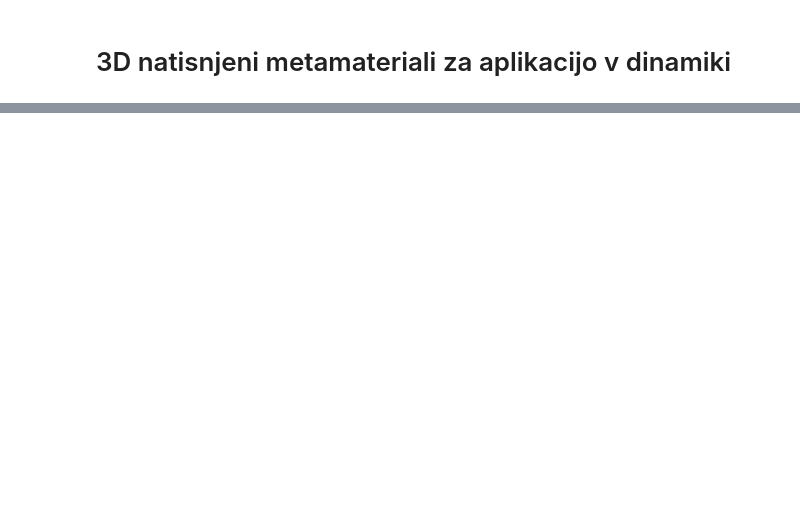
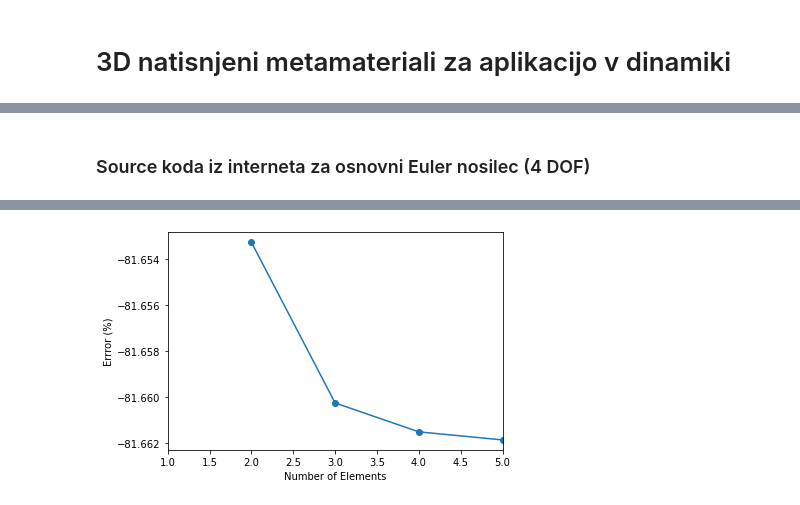
Before and after one commit to pibrnik/metamaterials, a Jupyter notebook: Program.ipynb, the cells around one changed output, grey strips where cells are left out. Cells and saved outputs as stored; diff of their text form; code cells hidden in the pictures; blank space fills up the shorter version.

```diff
--- a/Program.ipynb
+++ b/Program.ipynb
@@ -278,0 +438,77 @@ array([ 1.5924955496e+02+1.2842374733e-16j,
+# %% [markdown]
+### Source koda iz interneta za osnovni Euler nosilec (4 DOF)
+# %%
+import numpy as np
+from scipy.linalg import eigh
+import math
+from matplotlib import pyplot as plt
+import time
+
+def beam(num_elems):
+	restrained_dofs = [1, 0]
+
+	l = 200 / num_elems
+	Cm = 0.508   # rho.A
+	Ck = 27332650   # E.I
+
+	# element mass and stiffness matrices
+	m = np.array([[156, 22*l, 54, -13*l],
+				  [22*l, 4*l*l, 13*l, -3*l*l],
+				  [54, 13*l, 156, -22*l],
+				  [-13*l, -3*l*l, -22*l, 4*l*l]]) * Cm * l / 420
+
+	k = np.array([[12, 6*l, -12, 6*l],
+				  [6*l, 4*l*l, -6*l, 2*l*l],
+				  [-12, -6*l, 12, -6*l],
+				  [6*l, 2*l*l, -6*l, 4*l*l]]) * Ck / l**3
+
+	# construct global mass and stiffness matrices
+	M = np.zeros((2*num_elems+2,2*num_elems+2))
+	K = np.zeros((2*num_elems+2,2*num_elems+2))
+
+	# for each element, change to global coordinates
+	for i in range(num_elems):
+		M_temp = np.zeros((2*num_elems+2,2*num_elems+2))
+		K_temp = np.zeros((2*num_elems+2,2*num_elems+2))
+		M_temp[2*i:2*i+4, 2*i:2*i+4] = m
+		K_temp[2*i:2*i+4, 2*i:2*i+4] = k
+		M += M_temp
+		K += K_temp
+
+	# remove the fixed degrees of freedom
+	for dof in restrained_dofs:
+		for i in [0,1]:
+			M = np.delete(M, dof, axis=i)
+			K = np.delete(K, dof, axis=i)
+
+	evals, evecs = eigh(K,M)
+	frequencies = np.sqrt(evals)
+	return M, K, frequencies, evecs
+
+# beam element
+print ('Beam element')
+# exact_frequency = math.pi**2   #  simply supported
+exact_frequency = 1.875104**2  #  cantilever beam
+# exact_frequency = 3.926602**2  #  built in - pinned beam
+#exact_frequency = 4.730041**2  #  fixed-fixed
+
+errors = []
+for i in range(2,6):     # number of elements
+    M, K, frequencies, evecs = beam(i)
+    error = (frequencies[0] - exact_frequency) / exact_frequency * 100.0
+    errors.append( (i, error) )
+    print ('Num Elems: {} \tFrequency: {}\tError: {}% \tShape: {}'.format( i, round(frequencies[0],3), round(error, 3), K.shape))
+
+print('Exact Freq:', round(exact_frequency, 3))
+
+element  = np.array([x[0] for x in errors])
+error   = np.array([x[1] for x in errors])
+
+
+# plot the result
+plt.plot(element, error, 'o-')
+plt.xlim(1, element[-1])
+plt.xlabel('Number of Elements')
+plt.ylabel('Errror (%)')
+plt.show()
+# %% [output]
@@ -278,0 +521 @@ array([ 1.5924955496e+02+1.2842374733e-16j,
+[figure, added]
```
Also changed, not shown: parts of 12 cells of this notebook.
